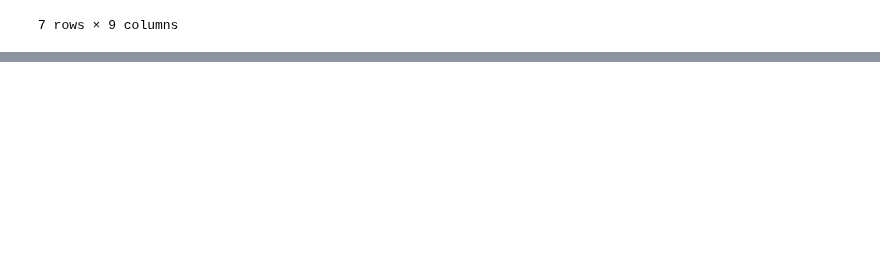
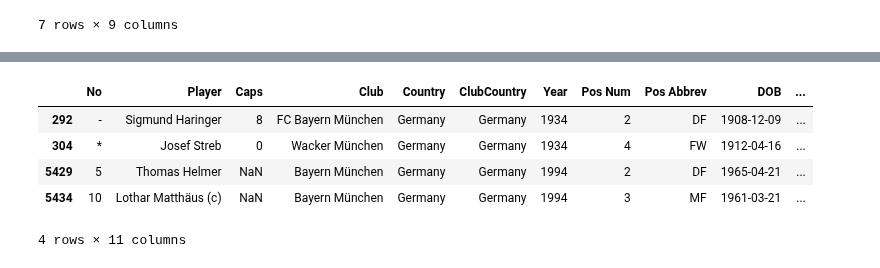
Before and after one commit to yaph/ipython-notebooks, a Jupyter notebook: World Cup Players History.ipynb, the cells around one changed output, grey strips where cells are left out. Cells and saved outputs as stored; diff of their text form; code cells hidden in the pictures; blank space fills up the shorter version.

```diff
--- a/World Cup Players History.ipynb
+++ b/World Cup Players History.ipynb
@@ -136,0 +150,9 @@ Length: 155, dtype: int64
+# %%
+df[df['Club'].map(lambda x: 'München' in x)]
+# %% [output]
+|  | No | Player | Caps | Club | Country | ClubCountry | Year | Pos Num | Pos Abbrev | DOB | ... |
+| 292 | - | Sigmund Haringer | 8 | FC Bayern München | Germany | Germany | 1934 | 2 | DF | 1908-12-09 | ... |
+| 304 | * | Josef Streb | 0 | Wacker München | Germany | Germany | 1934 | 4 | FW | 1912-04-16 | ... |
+| 5429 | 5 | Thomas Helmer | NaN | Bayern München | Germany | Germany | 1994 | 2 | DF | 1965-04-21 | ... |
+| 5434 | 10 | Lothar Matthäus (c) | NaN | Bayern München | Germany | Germany | 1994 | 3 | MF | 1961-03-21 | ... |
+4 rows × 11 columns
```
Also changed, not shown: parts of 18 cells of this notebook.
